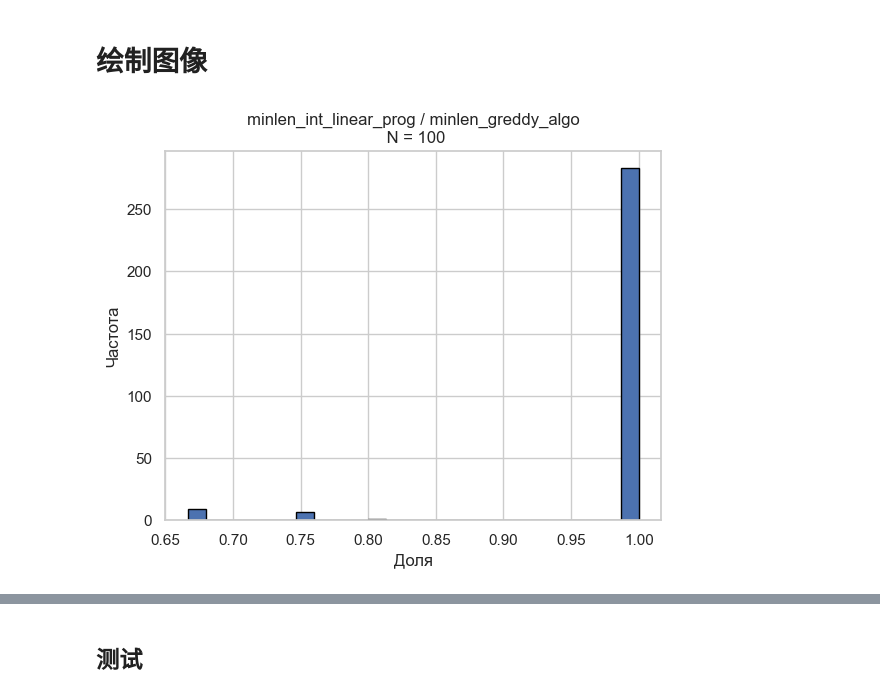
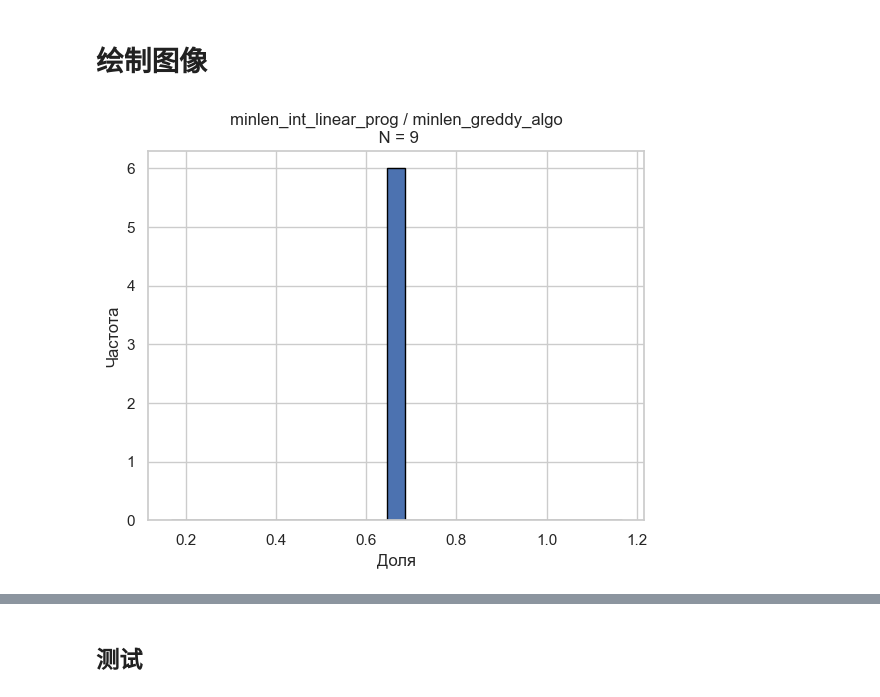
Before and after one commit to ZRLH/Hitting-Set-Algorithm, a Jupyter notebook: Greedy-hzrl/Algo-greedy.ipynb, the cells around one changed output, grey strips where cells are left out. Drawn from its saved outputs; the diff is of its cells as text; code cells hidden in the pictures.

```diff
--- a/Greedy-hzrl/Algo-greedy.ipynb
+++ b/Greedy-hzrl/Algo-greedy.ipynb
@@ -92,8 +97,13 @@ def generate_random_subsets(full_set):  # 待改进：生成的子集集合中
     # num_subsets = random.randint(1, pow(2, len(full_set)))    # Random number of subsets
     # num_subsets = random.randint(1, 15 * len(full_set))
     # num_subsets = random.randint(1, 2 * len(full_set))
-    num_subsets = random.randint(1, 15)
+    # num_subsets = random.randint(1, 15)
     # num_subsets = random.randint(1, 5 * len(full_set))
+    # num_subsets = 90
+    num_subsets = 9
+    # num_subsets = 18
+    num_subsets = 4
+
     subsets = []
     for _ in range(num_subsets):
         flag_found = False
@@ -195,15 +205,19 @@ def Algo_Greedy( subsets ):
     '''现在，我们有了 record 和 Greedy 算法得出的结果，我们可以进行检验了'''
     # print('*******************************************************************************************************')
 
-    print('record:')
-    for step in record:
-        print(step)
+
+    # print('record:')
+    # for step in record:
+    #     print(step)
 
 
     set_representative_checked = []     # 检验过后的代表集合
-    print('   type(set_representative): ', type(set_representative))
-    print('   set_representative:', set_representative)
-    print('   type(set_representative_checked):', type(set_representative_checked))
+
+
+    # print('   type(set_representative): ', type(set_representative))
+    # print('   set_representative:', set_representative)
+    # print('   type(set_representative_checked):', type(set_representative_checked))
+
 
     for step in record:
         check_vector = [0] * len(step[0])
@@ -221,9 +235,10 @@ def Algo_Greedy( subsets ):
             set_representative_checked.insert(0, po)
 
 
+    # print('   set_representative_copy:', set_representative_copy)
+    # print('   set_representative_checked:', set_representative_checked)
 
-    print('   set_representative_copy:', set_representative_copy)
-    print('   set_representative_checked:', set_representative_checked)
+
     # print()
     # print('最终结果:')
     # print('set_representative_copy:')
@@ -237,7 +252,12 @@ def Algo_Greedy( subsets ):
     # print([x - 1 for x in set_representative_copy])
     # print('set_representative_checked with offset:')
     # print([x - 1 for x in set_representative_checked], '    min len:', len(set_representative_checked))
-    minlen_greddy_algo = len(set_representative_checked)
+
+
+    # print('set_representative_checked:', set_representative_checked)
+
+
+    minlen_greddy_algo = set_representative_checked
     # print('贪心算法结束')
     return minlen_greddy_algo
 # %% [markdown]
@@ -515,9 +1220,8 @@ def Algo_LinearProgramming( subsets ):
         if math.isclose(var, 1.):
             res_2.append(idx)
     # print('Array Result 2: ', res_2, len(res_2))
-    minlen_int_linear_prog = len(res_2)
     # print('线性规划法结束')
-    return minlen_int_linear_prog
+    return np.array(res_2) + 1
 # %% [markdown]
 ### 布尔代数法：
 # %%
@@ -763,13 +1525,13 @@ min(ratio_mini_set_of_greedy)
 # %%
 ## 打印频率统计图：
 # 设置 Seaborn 风格
 sns.set(style="whitegrid")
-plt.hist([x for x in ratio_mini_set_of_greedy if x <= 1], bins=25, edgecolor='black')  # bins 是分箱数量
+plt.hist([x for x in ratio_mini_set_of_greedy if x <= 0.9], bins=25, edgecolor='black')  # bins 是分箱数量
 plt.title(f'minlen_int_linear_prog / minlen_greddy_algo\n N = {len(full_set)}')
 # plt.xlabel('Разница')
 plt.xlabel('Доля')
 plt.ylabel('Частота')
 plt.grid(True)
 plt.show()
 # %% [output]
-[figure, old version]
+[figure, new version]
```
Also changed, not shown: parts of 24 cells of this notebook, 9 other files.
